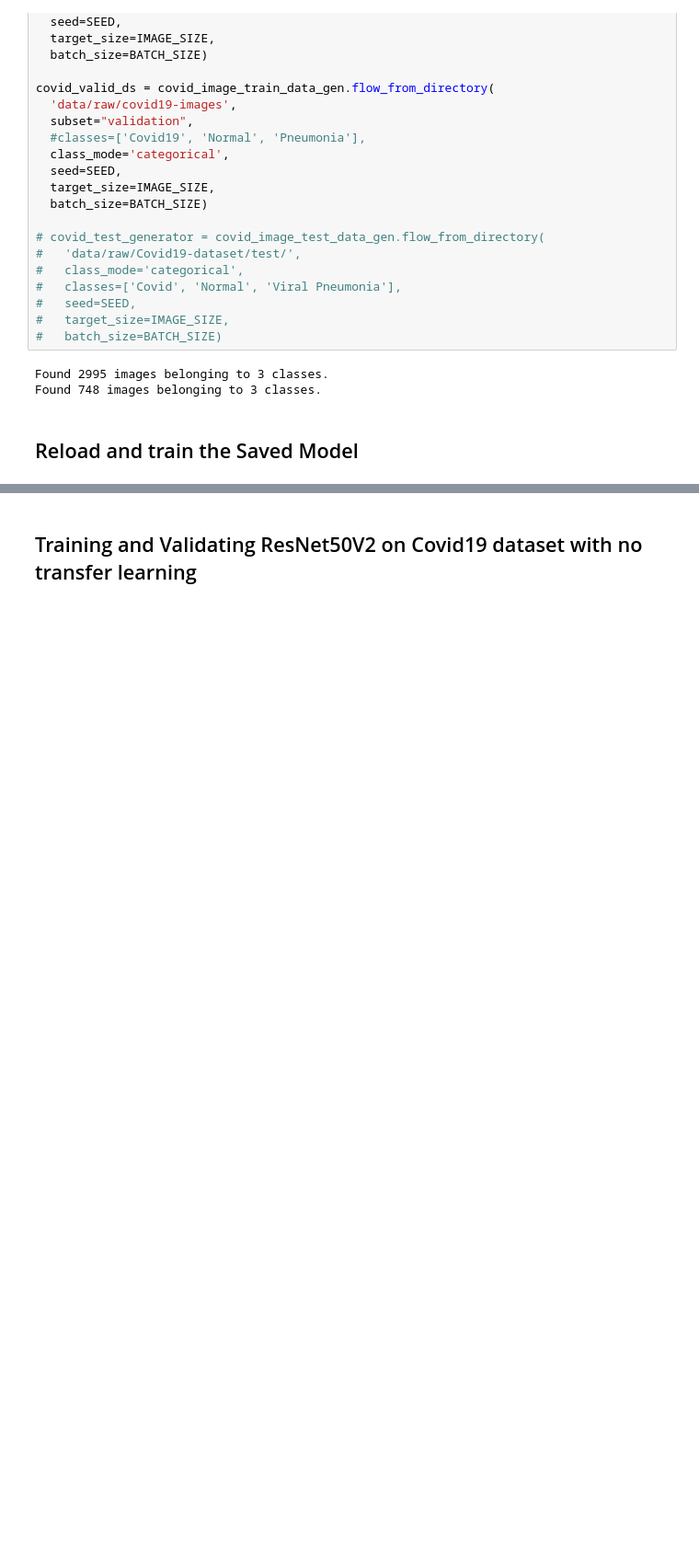
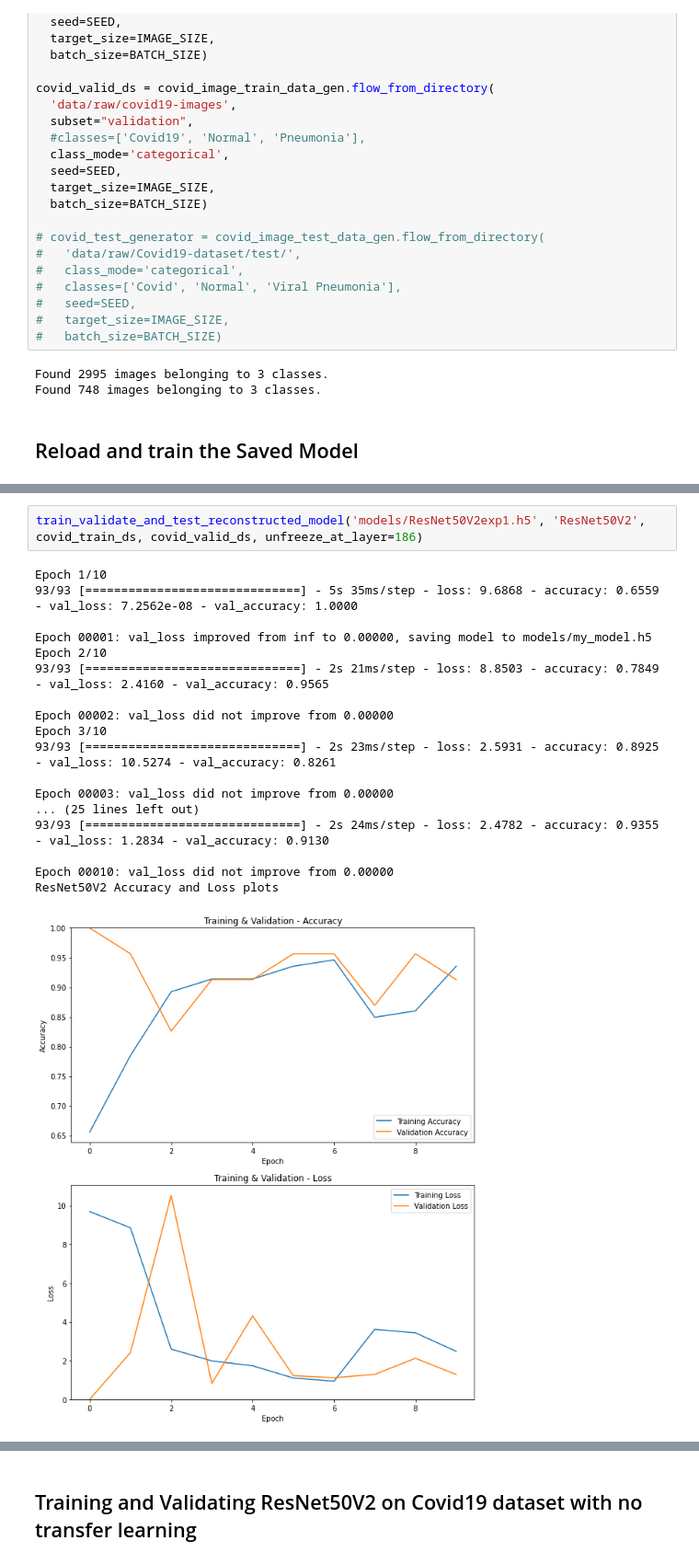
Before and after one commit to jayhombal/covid19-image-detection, a Jupyter notebook: notebooks/COVID-19-Image-Classification-phase2-large_c19_dataset.ipynb, the cells around one changed output, grey strips where cells are left out. Shown: that part at 92% size. Saved outputs shown, nothing was run; the diff lists cells and outputs as text; blank space fills up the shorter version.

```diff
--- a/notebooks/COVID-19-Image-Classification-phase2-large_c19_dataset.ipynb
+++ b/notebooks/COVID-19-Image-Classification-phase2-large_c19_dataset.ipynb
@@ -222,0 +224,21 @@ Fine-Tuned ResNet50V2 Accuracy and Loss plots
+# %%
+train_validate_and_test_reconstructed_model('models/ResNet50V2exp1.h5', 'ResNet50V2', covid_train_ds, covid_valid_ds, unfreeze_at_layer=186)
+# %% [output]
+Epoch 1/10
+93/93 [==============================] - 5s 35ms/step - loss: 9.6868 - accuracy: 0.6559 - val_loss: 7.2562e-08 - val_accuracy: 1.0000
+
+Epoch 00001: val_loss improved from inf to 0.00000, saving model to models/my_model.h5
+Epoch 2/10
+93/93 [==============================] - 2s 21ms/step - loss: 8.8503 - accuracy: 0.7849 - val_loss: 2.4160 - val_accuracy: 0.9565
+
+Epoch 00002: val_loss did not improve from 0.00000
+Epoch 3/10
+93/93 [==============================] - 2s 23ms/step - loss: 2.5931 - accuracy: 0.8925 - val_loss: 10.5274 - val_accuracy: 0.8261
+
+Epoch 00003: val_loss did not improve from 0.00000
+... (25 lines left out)
+93/93 [==============================] - 2s 24ms/step - loss: 2.4782 - accuracy: 0.9355 - val_loss: 1.2834 - val_accuracy: 0.9130
+
+Epoch 00010: val_loss did not improve from 0.00000
+ResNet50V2 Accuracy and Loss plots
+[figure, added]
```
Also changed, not shown: parts of 9 cells of this notebook, 2 other files.
